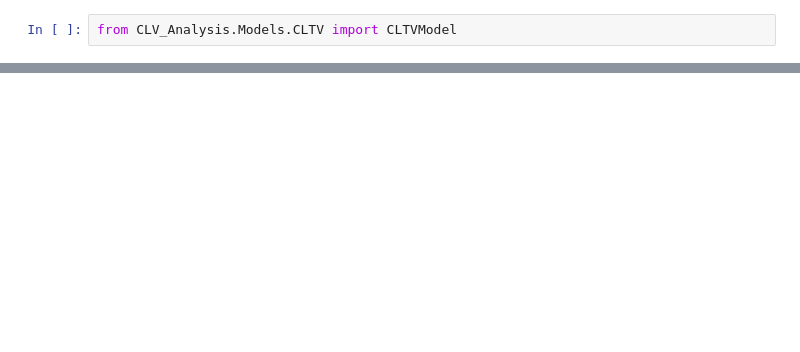
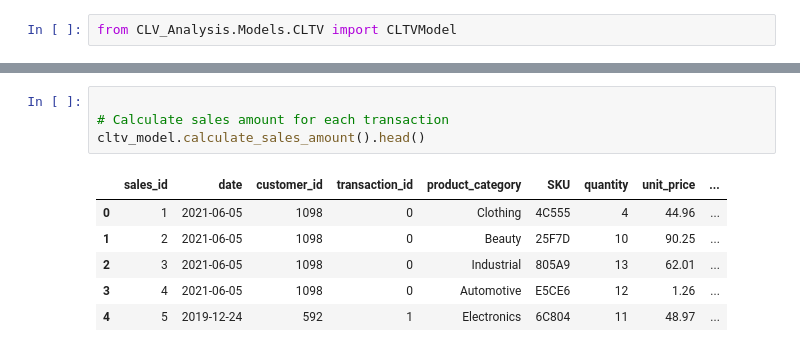
Before and after one commit to anahit1baghdasarian/DS223-Marketing-Analytics-Group-Project-Group2, a Jupyter notebook: CLTV_with_CLTVModel.ipynb, the cells around one changed output, grey strips where cells are left out. Saved outputs shown, nothing was run; the diff lists cells and outputs as text; blank space fills up the shorter version.

```diff
--- a/CLTV_with_CLTVModel.ipynb
+++ b/CLTV_with_CLTVModel.ipynb
@@ -114,0 +98,11 @@ A        1255.767342  360405.227140
+# %%
+
+# Calculate sales amount for each transaction
+cltv_model.calculate_sales_amount().head()
+# %% [output]
+|  | sales_id | date | customer_id | transaction_id | product_category | SKU | quantity | unit_price | ... |
+| 0 | 1 | 2021-06-05 | 1098 | 0 | Clothing | 4C555 | 4 | 44.96 | ... |
+| 1 | 2 | 2021-06-05 | 1098 | 0 | Beauty | 25F7D | 10 | 90.25 | ... |
+| 2 | 3 | 2021-06-05 | 1098 | 0 | Industrial | 805A9 | 13 | 62.01 | ... |
+| 3 | 4 | 2021-06-05 | 1098 | 0 | Automotive | E5CE6 | 12 | 1.26 | ... |
+| 4 | 5 | 2019-12-24 | 592 | 1 | Electronics | 6C804 | 11 | 48.97 | ... |
```
Also changed, not shown: parts of 37 cells of this notebook.
